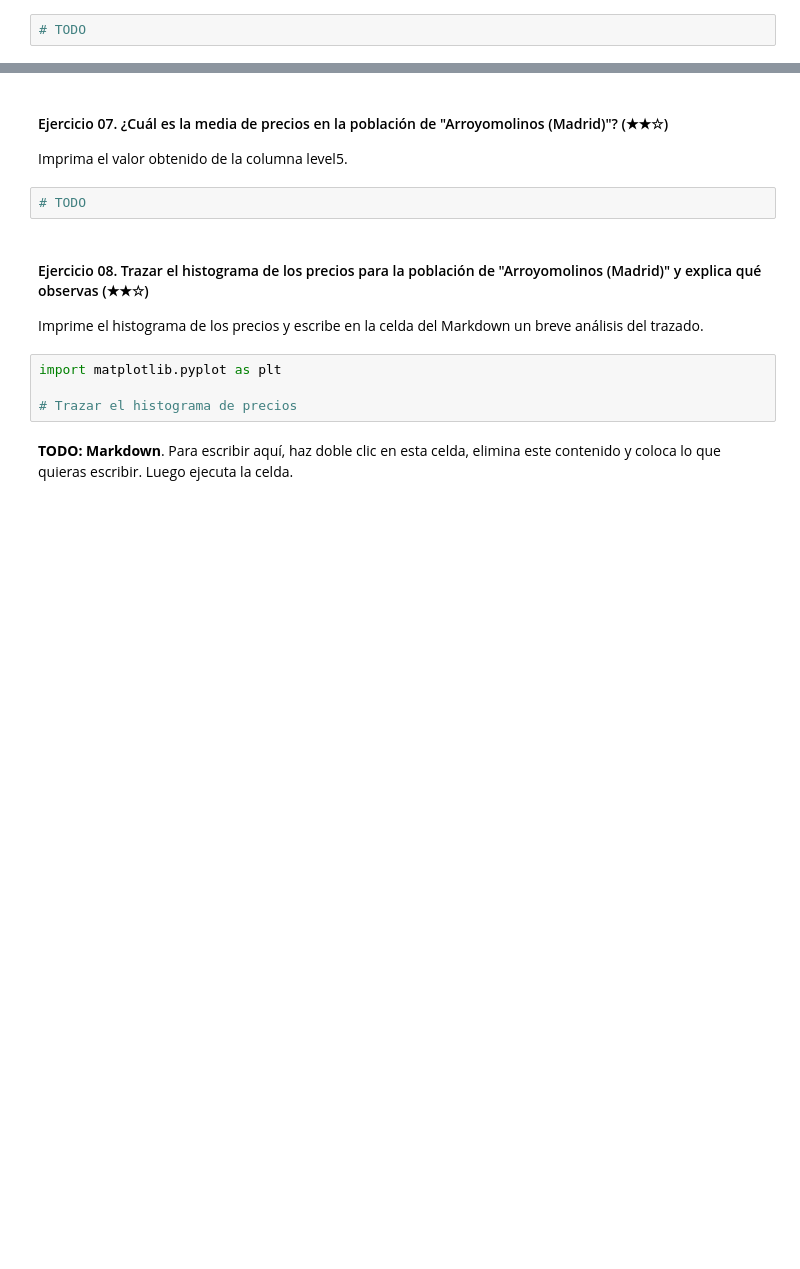
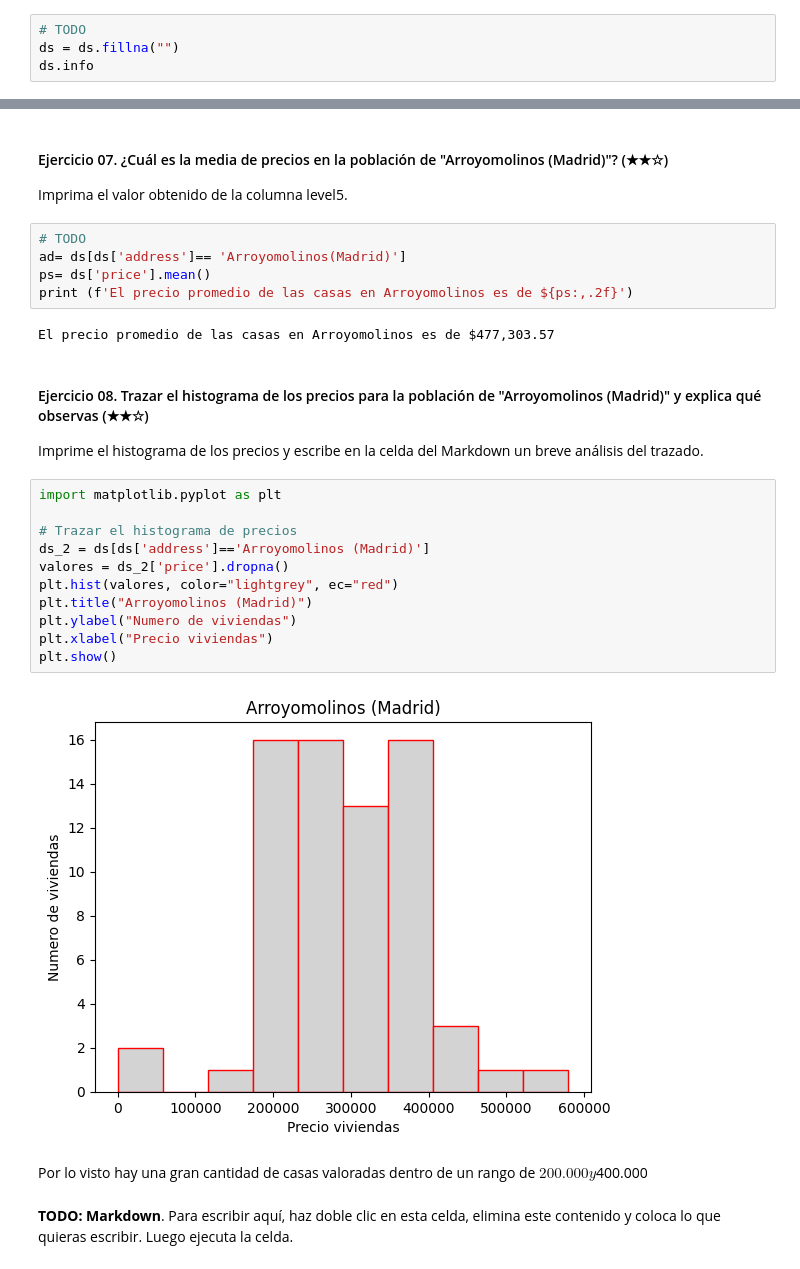
Before and after one commit to 4GeeksAcademy/Jese-data-clean-up-pandas-for-beginners-project, a Jupyter notebook: project.es.ipynb, the cells around one changed output, grey strips where cells are left out. Cells and saved outputs as stored; diff of their text form; blank space fills up the shorter version.

```diff
--- a/project.es.ipynb
+++ b/project.es.ipynb
@@ -170,3 +207,5 @@ Imprima un booleano (`True` o `False`) para verificar si hay valores nulos segui
 Despues de eliminar los valores nulos, compara el tamaño del DataFrame antes y después de la eliminación.
 # %%
 # TODO
+ds = ds.fillna("")
+ds.info
@@ -176,6 +233,11 @@ Despues de eliminar los valores nulos, compara el tamaño del DataFrame antes y
 Imprima el valor obtenido de la columna level5.
 # %%
 # TODO
+ad= ds[ds['address']== 'Arroyomolinos(Madrid)']
+ps= ds['price'].mean()
+print (f'El precio promedio de las casas en Arroyomolinos es de ${ps:,.2f}')
+# %% [output]
+El precio promedio de las casas en Arroyomolinos es de $477,303.57
 # %% [markdown]
 #### Ejercicio 08. Trazar el histograma de los precios para la población de "Arroyomolinos (Madrid)" y explica qué observas (★★☆)
 
@@ -183,6 +245,17 @@ Imprime el histograma de los precios y escribe en la celda del Markdown un breve
 # %%
 import matplotlib.pyplot as plt
 
 # Trazar el histograma de precios
+ds_2 = ds[ds['address']=='Arroyomolinos (Madrid)']
+valores = ds_2['price'].dropna()
+plt.hist(valores, color="lightgrey", ec="red")
+plt.title("Arroyomolinos (Madrid)")
+plt.ylabel("Numero de viviendas")
+plt.xlabel("Precio viviendas")
+plt.show()
+# %% [output]
+[figure, added]
+# %% [markdown]
+Por lo visto hay una gran cantidad de casas valoradas dentro de un rango de $200.000 y $400.000
 # %% [markdown]
 **TODO: Markdown**. Para escribir aquí, haz doble clic en esta celda, elimina este contenido y coloca lo que quieras escribir. Luego ejecuta la celda.
```
Also changed, not shown: parts of 4 cells of this notebook, 2 other files.
